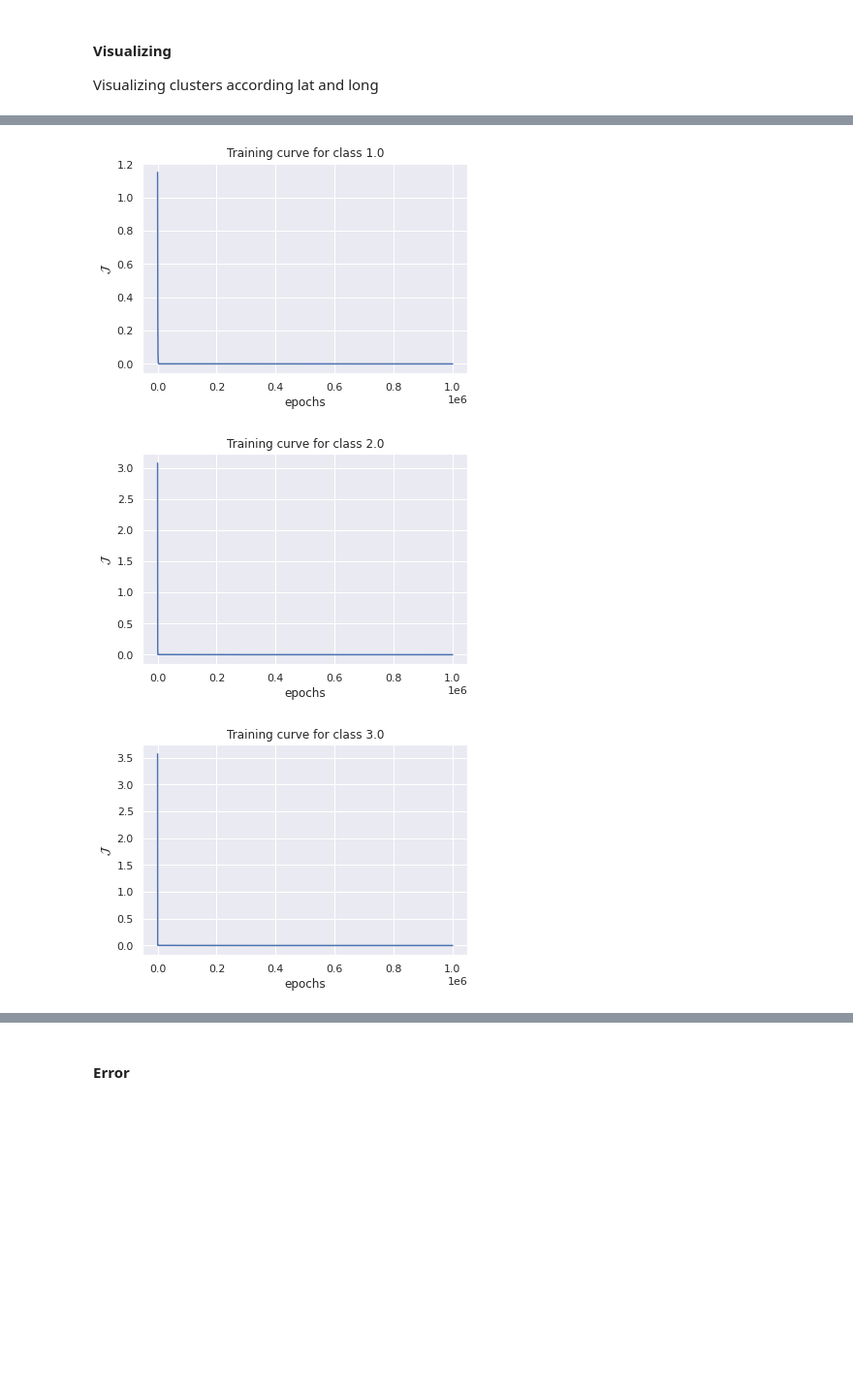
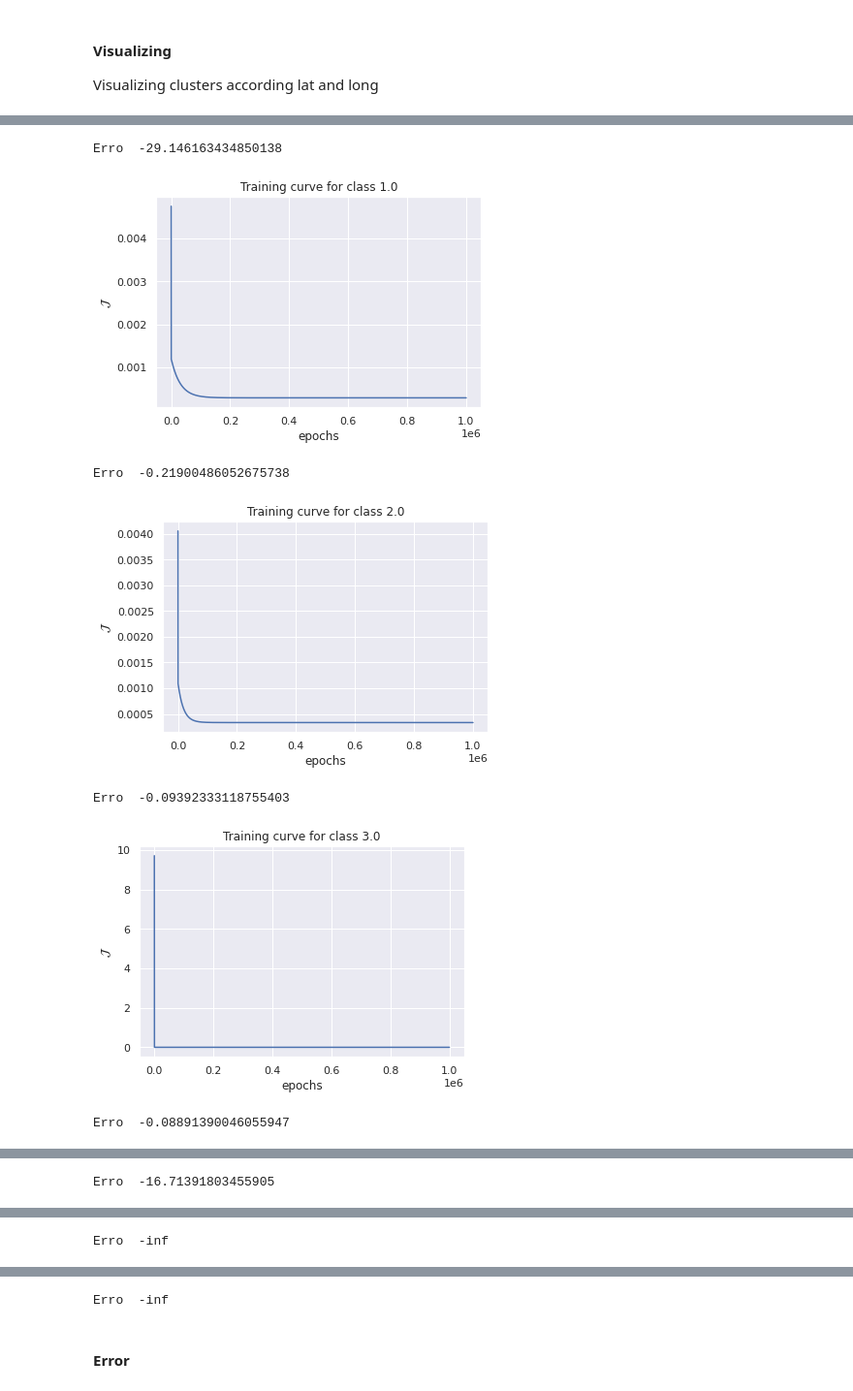
Before and after one commit to Leonild/DS_mAIstros, a Jupyter notebook: KNN_Linear_regression.ipynb, the cells around one changed output, grey strips where cells are left out. Shown at 97% size. Saved outputs shown, nothing was run; the diff lists cells and outputs as text; code cells hidden in the pictures; blank space fills up the shorter version.

```diff
--- a/KNN_Linear_regression.ipynb
+++ b/KNN_Linear_regression.ipynb
@@ -268,10 +346,14 @@ print(set(data['class']))
 
 X_data_knn = data.filter(items=['longitude', 'latitude', 'sqrt_ft', 'class'])
 
-X_data_lr = data.filter(items=['longitude', 'latitude', 'class', 'sqrt_ft', 'price_sqft'])
+X_data_lr_original = data.filter(items=['longitude', 'latitude', 'class', 'sqrt_ft', 'price_sqft'])
 
 # shuffle the DataFrame rows to split train and test datas
 X_data_knn = X_data_knn.sample(frac = 1)
 #print(X_data_lr.head())
+
+#min(X_data_lr_original['sqrt_ft'])
+c= data.corr()
+sns.heatmap(c, cmap='BrBG', annot=True)
 # %% [output]
 {0.0, 1.0, 2.0, 3.0, 4.0, 5.0, 6.0, 7.0, 9.0}
@@ -278 +365,6 @@ X_data_knn = X_data_knn.sample(frac = 1)
+# %%
+data['rental_price'] = list(map(lambda x: (x * (40 + 5 * abs(np.random.randn()))), data['price_sqft']))
+data['rental_price'].describe()
+
+X_data_lr_rental = data.filter(items=['longitude', 'latitude', 'class', 'sqrt_ft', 'price_sqft', 'rental_price'])
 # %% [markdown]
@@ -334,11 +427,13 @@ Text(0, 0.5, 'Longitude')
 
 Should have one model for each class
 # %%
+X_data_lr = X_data_lr_original
 models = {}
 X_TRAIN = {}
 Y_TRAIN = {}
 X_TEST = {}
 Y_TEST = {}
+Y_HAT = {}
 # Standarization
 X_data_lr['price_sqft'] = X_data_lr['price_sqft'] / max(X_data_lr['price_sqft'])
 X_data_lr['sqrt_ft'] = X_data_lr['sqrt_ft'] / max(X_data_lr['sqrt_ft'])
@@ -353,9 +448,9 @@ for classs in set(data['class']):
   X_train = X_train[:int(len(X_train)*0.9),:]
 
 
-  y_train = np.array(list(map(lambda x: x, X_train[:, 3]))) # getting the price as price_sqft
+  y_train = np.array(list(map(lambda x: x, X_train[:, 4]))) # getting the price as price_sqft
   Y_TRAIN[classs] = y_train
-  y_test = np.array(list(map(lambda x: x, X_test[:, 3]))) # getting the price as price_sqft
+  y_test = np.array(list(map(lambda x: x, X_test[:, 4]))) # getting the price as price_sqft
   Y_TEST[classs] = y_test
 
   X_train = X_train[:,:4] # getting all the data but last column
@@ -365,15 +460,18 @@ for classs in set(data['class']):
 
   if len(X_train) > 1:
     mv_linear = MVLinearRegression()
-
-    mv_linear.fit(X_train, y_train, classs, eta=0.001, epochs=1000000, show_curve=True)
-
+    #mv_linear = KNNRegressor()
+    mv_linear.fit(X_train, y_train, classs, eta=0.01, epochs=1000000, show_curve=True)
+    #mv_linear.fit(X_train, y_train)
     models[classs] = mv_linear
+    y_hat = mv_linear.predict(X_test)
+    Y_HAT[classs] = y_hat
+    print("Erro ", R2(y_test,y_hat))
 
 #solution = Solution()
 #solution.fit(X_train,y_train)
 
-Y_HAT = dict([(k, models[k].predict(X_TEST[k])) for k in models])
+#Y_HAT = dict([(k, models[k].predict(X_TEST[k])) for k in models])
 #y_hat = solution.predict("3541 E Cody St, Tucson, AZ 85716", 3620)
 # print(X)
 #print(Y_HAT)
@@ -382,3 +480,7 @@ Y_HAT = dict([(k, models[k].predict(X_TEST[k])) for k in models])
+Erro  -29.146163434850138
-[figure, old version]
+[figure, new version]
+Erro  -0.21900486052675738
-[figure, old version]
+[figure, new version]
+Erro  -0.09392333118755403
-[figure, old version]
+[figure, new version]
+Erro  -0.08891390046055947
@@ -385,0 +488 @@ Y_HAT = dict([(k, models[k].predict(X_TEST[k])) for k in models])
+Erro  -16.71391803455905
@@ -386,0 +490 @@ Y_HAT = dict([(k, models[k].predict(X_TEST[k])) for k in models])
+Erro  -inf
@@ -388,3 +492,4 @@ Y_HAT = dict([(k, models[k].predict(X_TEST[k])) for k in models])
+Erro  -inf
 # %% [markdown]
 #### Error
 # %%
```
Also changed, not shown: parts of 22 cells of this notebook.
